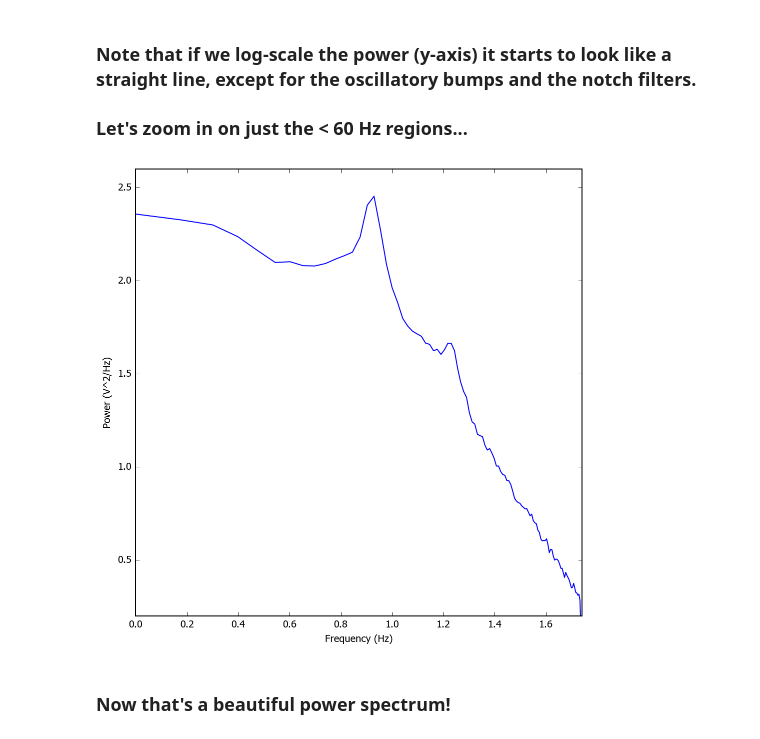
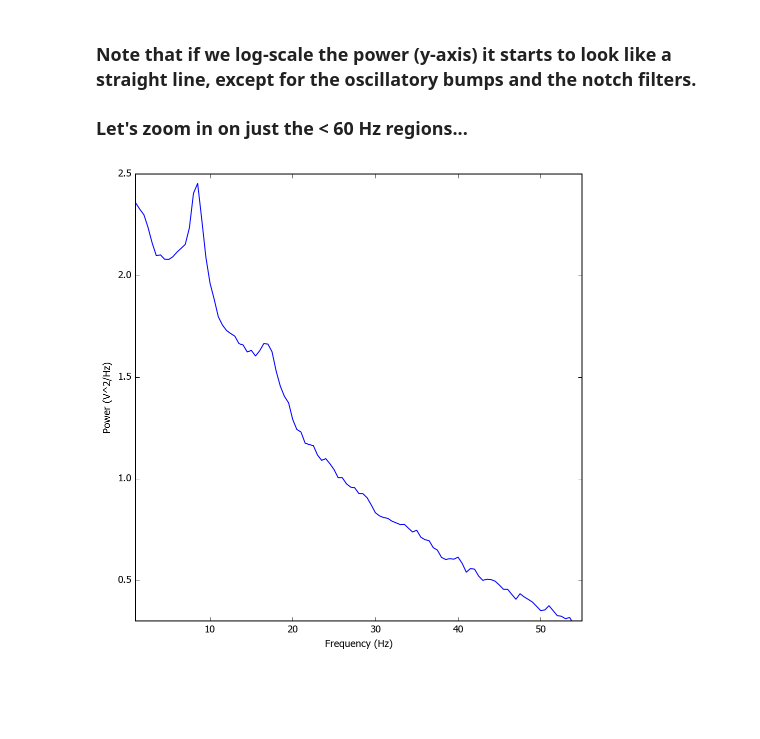
Before and after one commit to Aimee-Flores/COGS280, a Jupyter notebook: COGS 280 - Basic Spectral Analysis.ipynb, the cells around one changed output. Drawn from its saved outputs; the diff is of its cells as text; code cells hidden in the pictures; blank space fills up the shorter version.

```diff
--- a/COGS 280 - Basic Spectral Analysis.ipynb
+++ b/COGS 280 - Basic Spectral Analysis.ipynb
@@ -141,5 +151,5 @@ plt.show()
 # %%
-freq_mean, P_mean = spectral.psd(data, fs, method='mean', window='hann', nperseg=fs*2) # mean of spectrogram (Welch)
+freq_mean, P_mean = spectral.compute_spectrum(data, fs, method='mean', window='hann', nperseg=fs*2) # mean of spectrogram (Welch)
 # This breaks the data up into two-second windows (nperseg=fs*2)
 # It then applies a hanning window to the time-series windows (window='hann')
 # It then FFTs each hanning'd window, and then averages all those FFTs (method='mean')
@@ -175,14 +185,12 @@ plt.show()
 # %%
 # plot again, but log scale the power, zoom in below 60 Hz, and log scale the frequency axis
 
 plt.figure(figsize=(8,8))
-plt.plot(np.log10(freq_mean), np.log10(P_mean))
+plt.plot(freq_mean, np.log10(P_mean))
 plt.xlabel('Frequency (Hz)')
 plt.ylabel('Power (V^2/Hz)')
-plt.xlim((0, np.log10(55)))
-plt.ylim((0.2, 2.6))
+plt.xlim((1, 55))
+plt.ylim((0.3, 2.5))
 plt.show()
 # %% [output]
-[figure, old version]
+[figure, new version]
-# %% [markdown]
-### Now that's a beautiful power spectrum!
```
Also changed, not shown: parts of 10 cells of this notebook, 1 other file.
